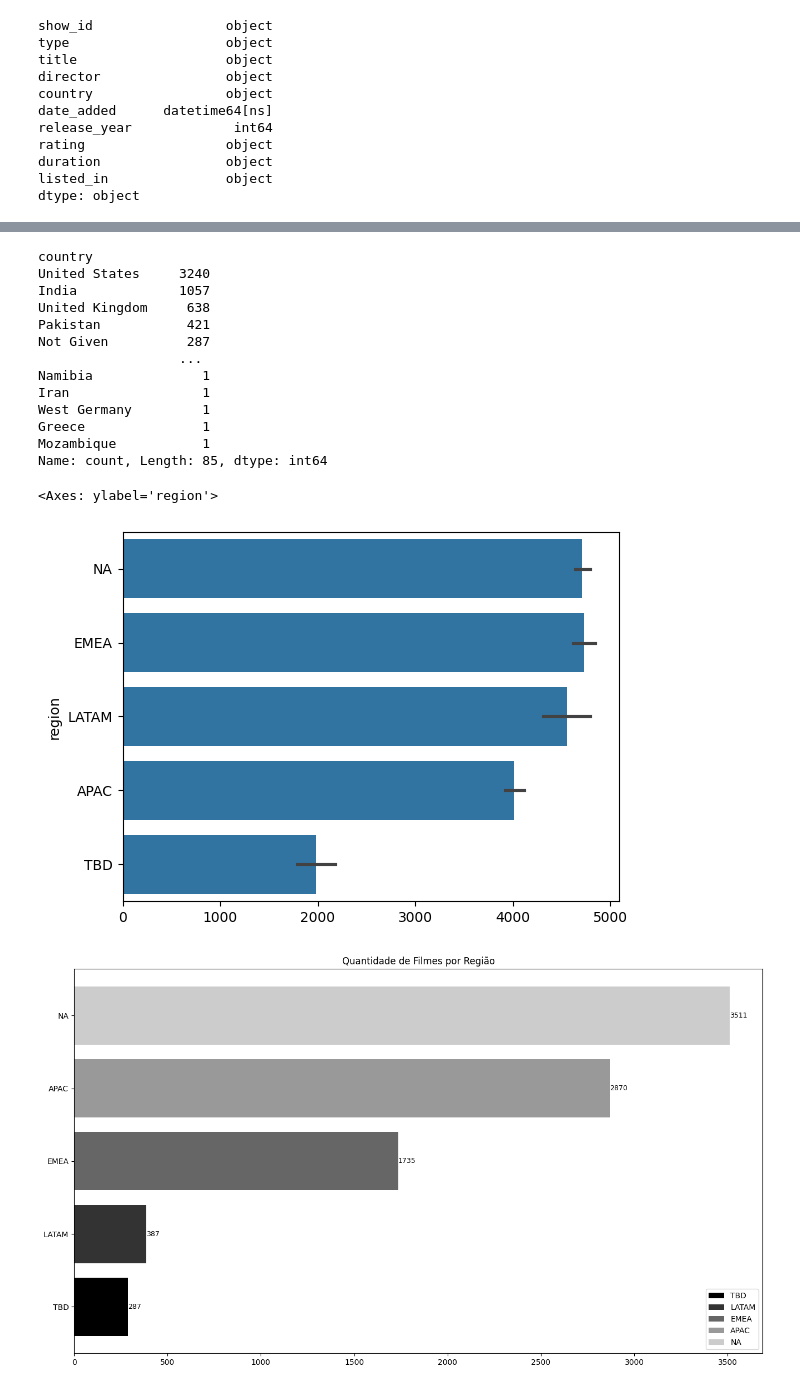
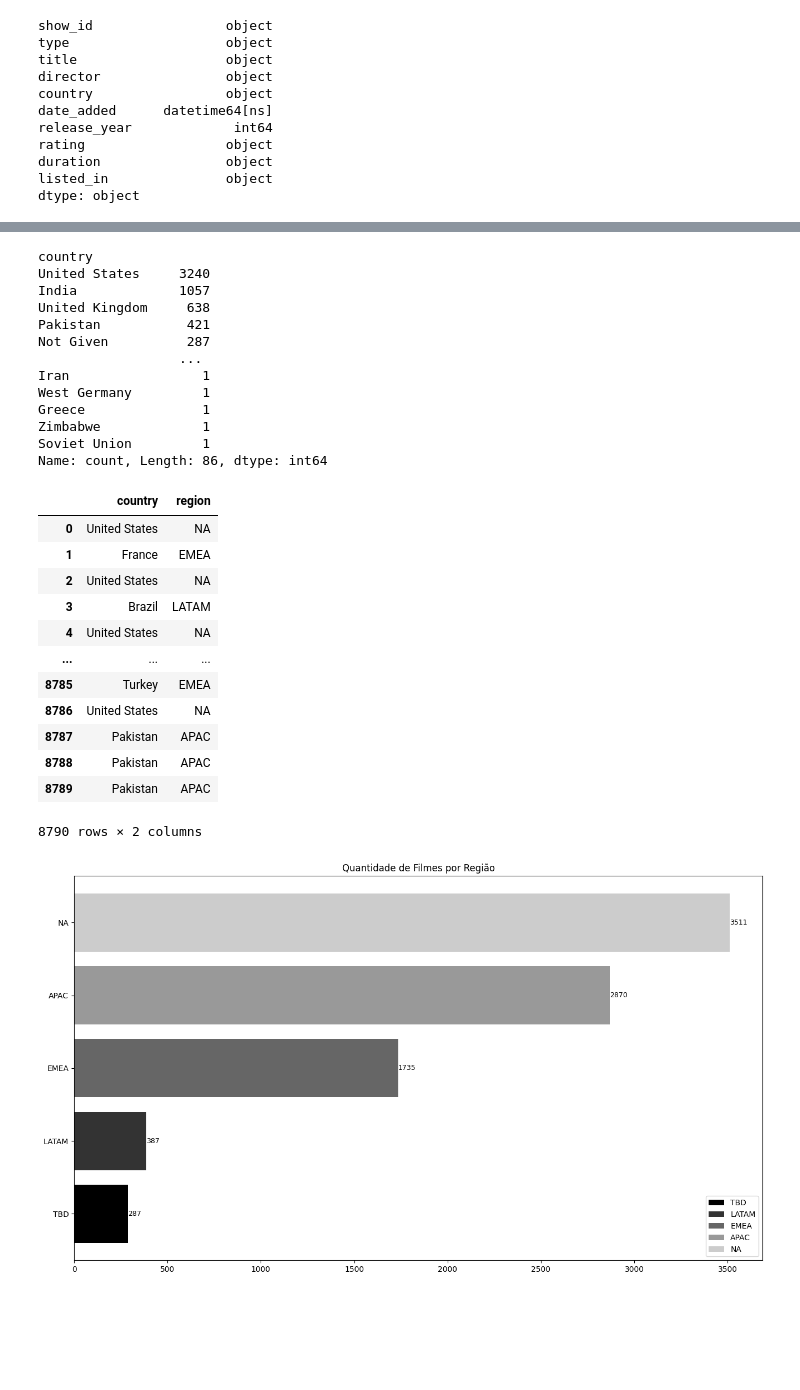
Before and after one commit to NicolasRaphael/Netflix_Analysis_Visualization, a Jupyter notebook: netflix_analysis.ipynb, the cells around one changed output, grey strips where cells are left out. Drawn from its saved outputs; the diff is of its cells as text; code cells hidden in the pictures; blank space fills up the shorter version.

```diff
--- a/netflix_analysis.ipynb
+++ b/netflix_analysis.ipynb
@@ -95,7 +81,7 @@ frame.describe()
 # %%
 # Alterando o país Soviet Union para Russia.
+count_country = frame['country'].value_counts()
 frame.loc[frame['country'] == 'Soviet Union', 'country'] = 'Russia'
-count_country = frame['country'].value_counts()
 count_country
 # %% [output]
 country
@@ -105,12 +91,12 @@ United Kingdom     638
 Pakistan           421
 Not Given          287
                   ...
-Namibia              1
 Iran                 1
 West Germany         1
 Greece               1
-Mozambique           1
-Name: count, Length: 85, dtype: int64
+Zimbabwe             1
+Soviet Union         1
+Name: count, Length: 86, dtype: int64
 # %%
 # Para que seja mais fácil visualizarmos o gráfico, irei atribuir o país para a sua defida região.
 country_to_region = {
@@ -183,37 +169,46 @@ country_to_region = {
     'Hong Kong': 'APAC',
     'Australia': 'APAC',
     'South Korea': 'APAC',
     'Taiwan': 'APAC',
     'Japan': 'APAC',
     'China': 'APAC',
     'Thailand': 'APAC',
     'South Africa': 'APAC',
     'Nigeria': 'APAC',
     'Philippines': 'APAC',
     'Indonesia': 'APAC',
     'Nigeria': 'APAC',
     'Nigeria': 'APAC',
     'Vietnam': 'APAC',
     'Kuwait': 'APAC',
     'Saudi Arabia': 'APAC',
     'Lebanon': 'APAC',
     'Syria': 'APAC',
     'United Arab Emirates': 'APAC',
     'Bangladesh': 'APAC',
     'Iran': 'APAC',
     'Syria': 'APAC',
     'Not Given': 'TBD'
 
 }
 frame['region'] = frame['country'].map(country_to_region)
+frame[['country','region']]
 
 #Confirmando se temos mais algum país que não tem região.
 # null_region = frame.loc[frame['region'].isna()]
 # null_region
+# %% [output]
+|  | country | region |
+| 0 | United States | NA |
+| 1 | France | EMEA |
+| 2 | United States | NA |
+| 3 | Brazil | LATAM |
+| 4 | United States | NA |
+| ... | ... | ... |
+| 8785 | Turkey | EMEA |
+| 8786 | United States | NA |
+| 8787 | Pakistan | APAC |
+| 8788 | Pakistan | APAC |
+| 8789 | Pakistan | APAC |
+8790 rows × 2 columns
-# %%
-# Vamos visualizar em um gráfico utilizando o sns.
-sns.barplot(frame['region'])
-# %% [output]
-<Axes: ylabel='region'>
-[figure, removed]
 # %%
```
Also changed, not shown: parts of 8 cells of this notebook.
